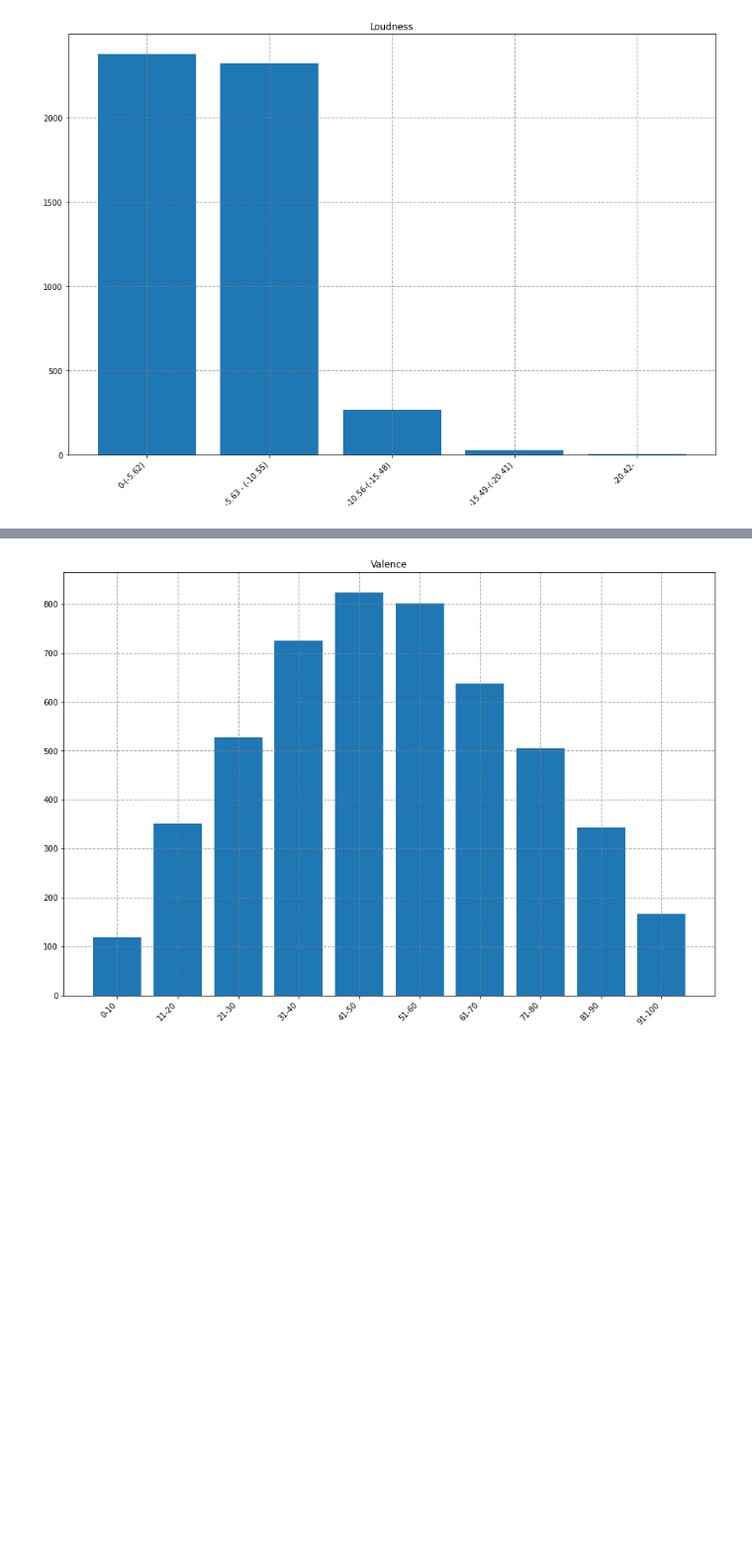
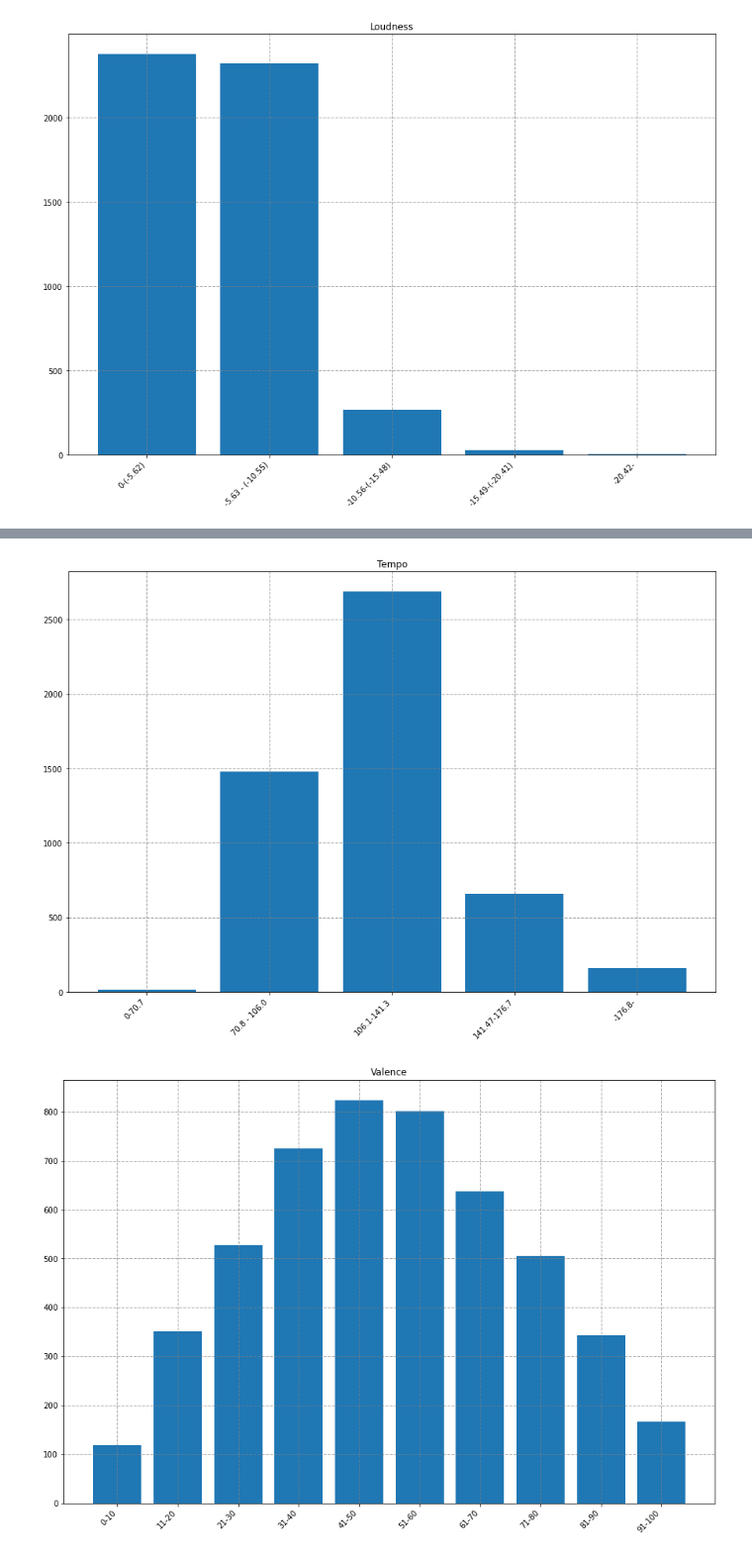
Before and after one commit to CarterKekoa/SpotifyRecommendationApp, a Jupyter notebook: DataAnalysis.ipynb, the cells around one changed output, grey strips where cells are left out. Shown: that part at 99% size. Drawn from its saved outputs; the diff is of its cells as text; code cells hidden in the pictures; blank space fills up the shorter version.

```diff
--- a/DataAnalysis.ipynb
+++ b/DataAnalysis.ipynb
@@ -89,3 +101,14 @@ plot_utils.frequency_chart(x_vals, y_vals,  "Loudness", "", "")
+# %%
+tempo_bin_count = [[len(tempo_bins[0])],[len(tempo_bins[1])],[len(tempo_bins[2])],[len(tempo_bins[3])],[len(tempo_bins[4])]]
+
+x_vals = ['0-70.7','70.8 - 106.0','106.1-141.3','141.47-176.7','-176.8-']
+y_vals = []
+for i in range(len(tempo_bin_count)):
+    y_vals.append(tempo_bin_count[i][0])
+
+plot_utils.frequency_chart(x_vals, y_vals,  "Tempo", "", "")
+# %% [output]
+[figure, added]
 # %%
 valence_bin_count = [[len(valence_bins[0])],[len(valence_bins[1])],[len(valence_bins[2])],[len(valence_bins[3])],[len(valence_bins[4])],[len(valence_bins[5])],[len(valence_bins[6])],[len(valence_bins[7])],[len(valence_bins[8])],[len(valence_bins[9])]]
 
```
Also changed, not shown: parts of 6 cells of this notebook, 1 other file.
